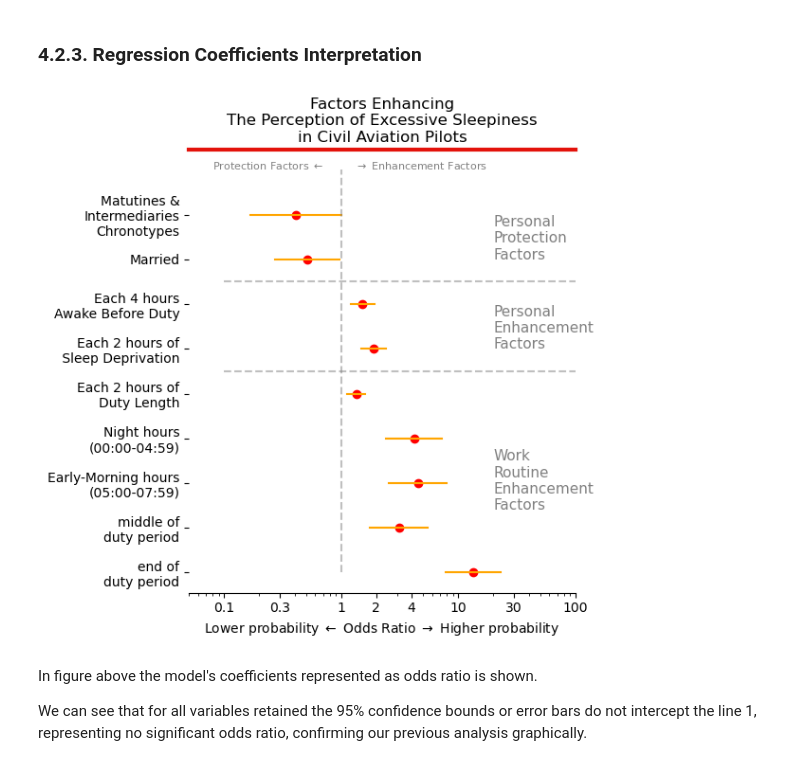
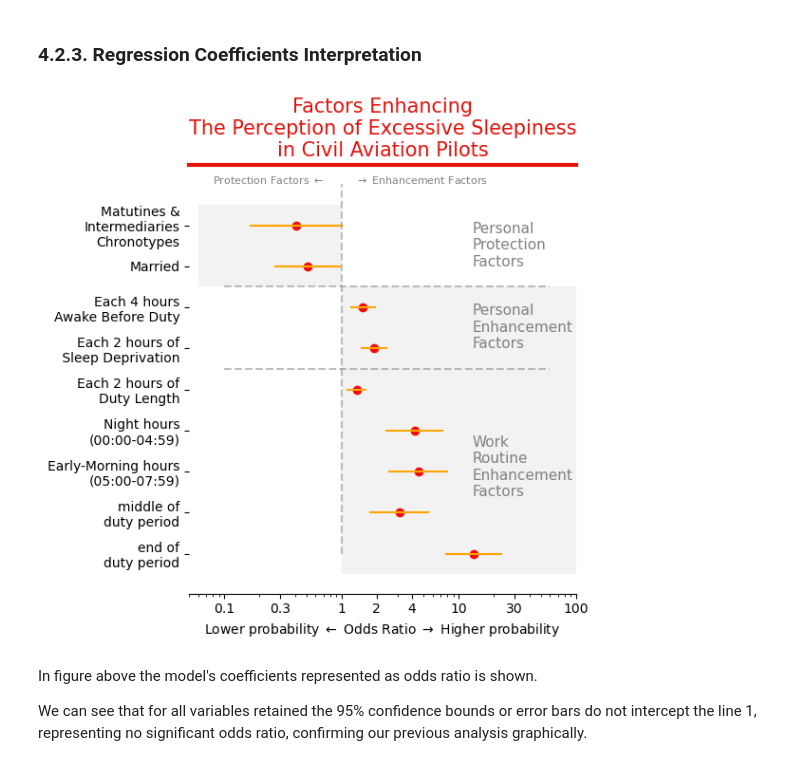
Before and after one commit to jlpscampos/Perception-of-Excessive-Sleepiness-and-Severe-Fatigue-in-Civil-Aviation-Pilots, a Jupyter notebook: regression_sleepiness_2.ipynb, the cells around one changed output. Drawn from its saved outputs; the diff is of its cells as text; code cells hidden in the pictures.

Commit message:
additions to figure

```diff
--- a/regression_sleepiness_2.ipynb
+++ b/regression_sleepiness_2.ipynb
@@ -469,40 +469,44 @@ for i in range(len(df_coefs)):
     ax.plot( [df_coefs['OR_2.5_ci'].iloc[i],df_coefs['OR_97.5_ci'].iloc[i]], [i,i], color = 'orange')
 
 ax.scatter(df_coefs['OR'], list(range(len(df_coefs))), color = 'red')
 
 ax.plot([1,1],[0,len(df_coefs)], '--', color = 'gray', alpha = 0.5)
-ax.plot([0.1,300], [4.5, 4.5], '--', color = 'gray', alpha = 0.5)
-ax.plot([0.1,300], [6.5, 6.5], '--', color = 'gray', alpha = 0.5)
+ax.plot([0.1,60], [4.5, 4.5], '--', color = 'gray', alpha = 0.5)
+ax.plot([0.1,60], [6.5, 6.5], '--', color = 'gray', alpha = 0.5)
 
 ax.set_xscale('log')
 ax.spines['top'].set_visible(True)
 ax.spines['top'].set_color('#E3120B')
 ax.spines['top'].set_linewidth(3)
 ax.spines['right'].set_visible(False)
 ax.spines['bottom'].set_visible(True)
 ax.spines['left'].set_visible(False)
 
 labs = ['end of\nduty period','middle of\nduty period','Early-Morning hours\n(05:00-07:59)','Night hours\n(00:00-04:59)',
         'Each 2 hours of\nDuty Length', 'Each 2 hours of\n Sleep Deprivation',
         'Each 4 hours\nAwake Before Duty', 'Married', 'Matutines &\nIntermediaries\nChronotypes']
 ax.set_yticks(list(range(len(df_coefs))), labels = labs)
 ax.set_xticks([0.1, 0.3, 1, 2, 4, 10, 30, 100], labels = [0.1, 0.3, 1, 2, 4, 10, 30, 100])
 ax.set_xlim([0.05, 100])
 
 ax.set_xlabel(r"Lower probability $\leftarrow$ Odds Ratio $\rightarrow$ Higher probability")
-ax.set_title('Factors Enhancing\nThe Perception of Excessive Sleepiness\nin Civil Aviation Pilots')
+ax.set_title('Factors Enhancing\nThe Perception of Excessive Sleepiness\nin Civil Aviation Pilots',
+             color = '#E3120B', size = 15)
 
 ax.text(0.08,9,r'Protection Factors $\leftarrow$',color = 'gray', size = 8 )
 ax.text(1.3,9,   r'$\rightarrow$ Enhancement Factors',color = 'gray', size = 8 )
-ax.text(20,1.4, 'Work\nRoutine\nEnhancement\nFactors', color = 'gray', size = 11)
-ax.text(20,5, 'Personal\nEnhancement\nFactors', color = 'gray', size = 11)
-ax.text(20,7, 'Personal\nProtection\nFactors', color = 'gray', size = 11)
+ax.text(13,1.4, 'Work\nRoutine\nEnhancement\nFactors', color = 'gray', size = 11)
+ax.text(13,5, 'Personal\nEnhancement\nFactors', color = 'gray', size = 11)
+ax.text(13,7, 'Personal\nProtection\nFactors', color = 'gray', size = 11)
 
+ax.fill([1,100,100,1],[-0.5,-0.5,4.5,4.5], color = 'gray', alpha = 0.1, edgecolor = None)
+ax.fill([1,100,100,1],[6.5,6.5,4.5,4.5], color = 'gray', alpha = 0.1, edgecolor = None)
+ax.fill([1,0.06,0.06,1],[6.5,6.5,8.5,8.5], color = 'gray', alpha = 0.1 , edgecolor = None)
 plt.tight_layout()
 plt.show()
 fig.savefig('figures/sleepiness_coeffs_odds.png')
 # %% [output]
-[figure, old version]
+[figure, new version]
 # %% [markdown]
 In figure above the model's coefficients represented as odds ratio is shown.
 
```
Also changed, not shown: parts of 1 cell of this notebook, 3 other files.
